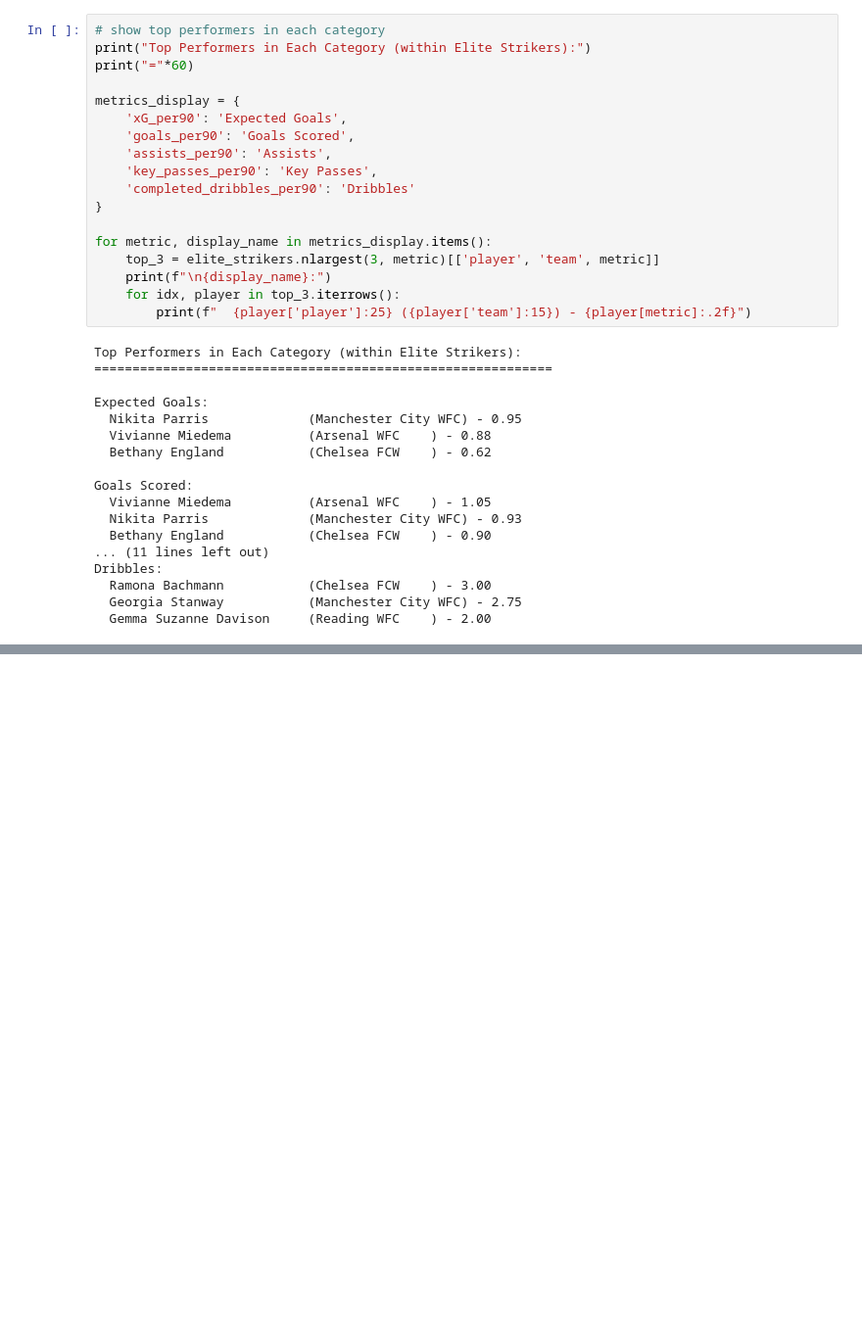
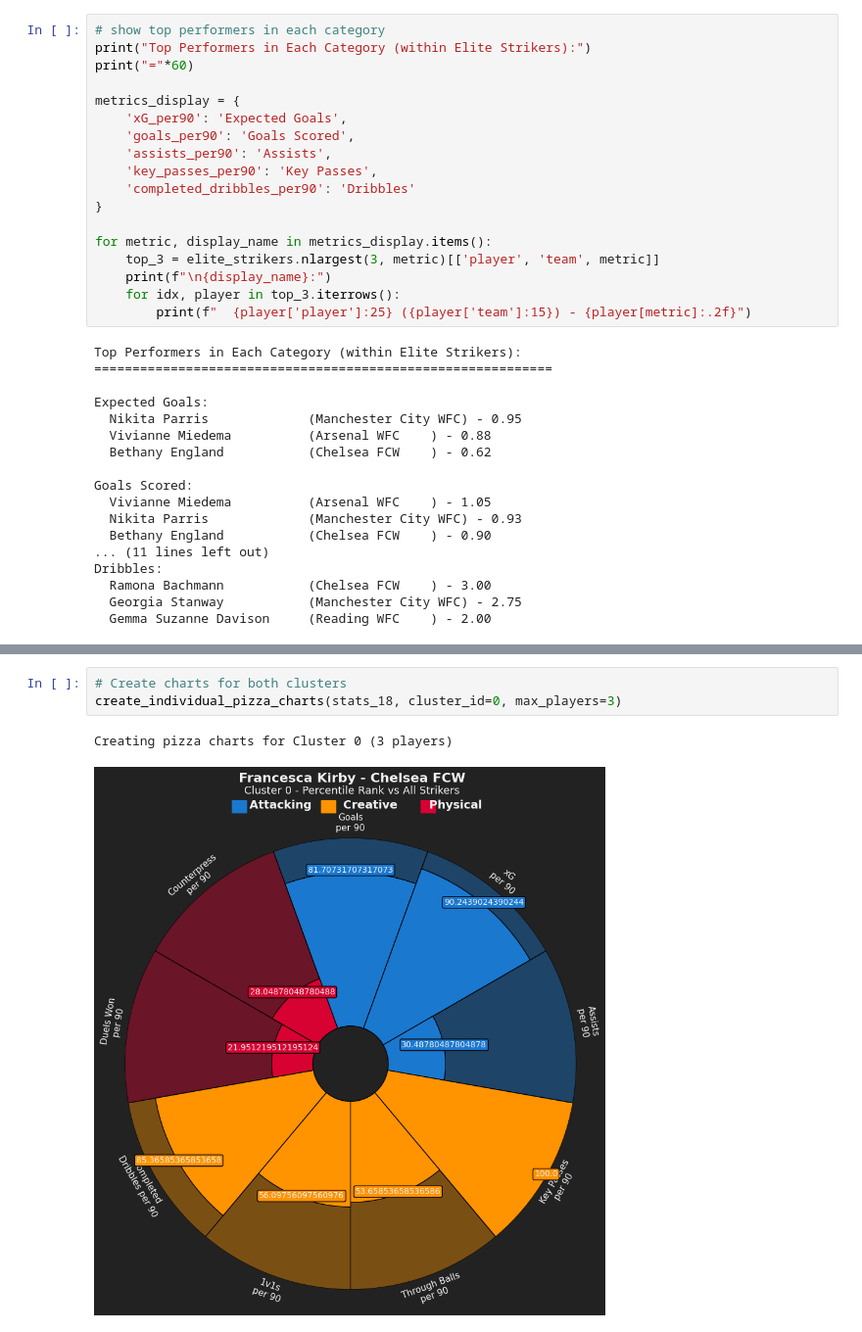
Before and after one commit to der-amit/wsl_data, a Jupyter notebook: notebooks/striker_analysis.ipynb, the cells around one changed output, grey strips where cells are left out. Shown at 98% size. Cells and saved outputs as stored; diff of their text form; blank space fills up the shorter version.

```diff
--- a/notebooks/striker_analysis.ipynb
+++ b/notebooks/striker_analysis.ipynb
@@ -279,0 +451,6 @@ Dribbles:
+# %%
+# Create charts for both clusters
+create_individual_pizza_charts(stats_18, cluster_id=0, max_players=3)
+# %% [output]
+Creating pizza charts for Cluster 0 (3 players)
+[figure, added]
```
Also changed, not shown: parts of 25 cells of this notebook.
